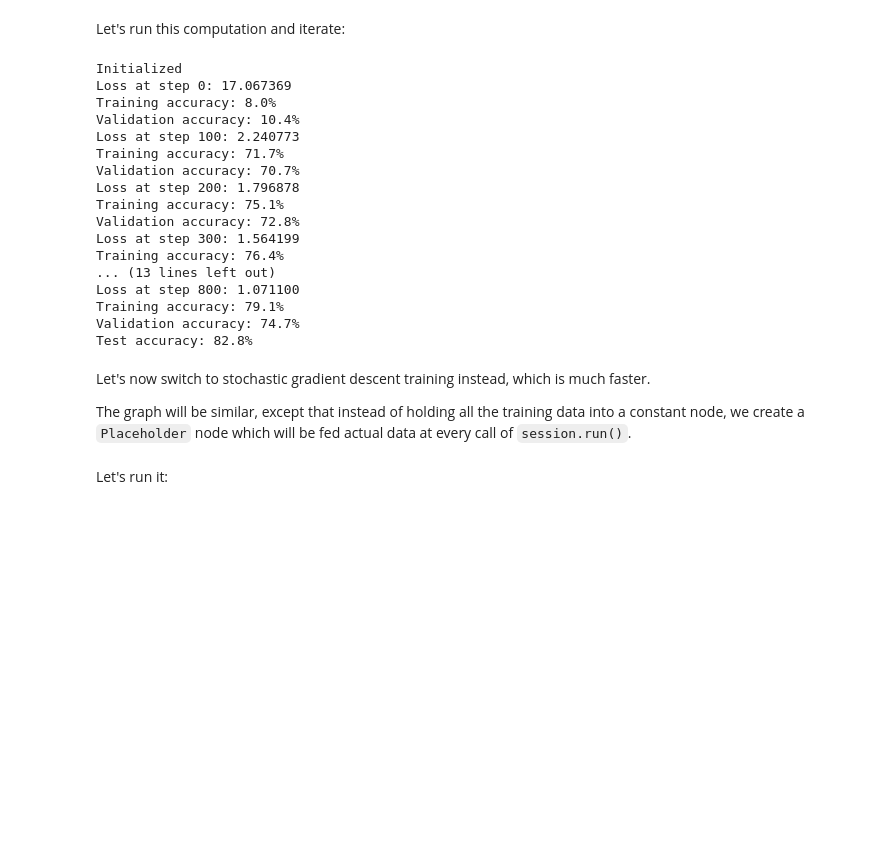
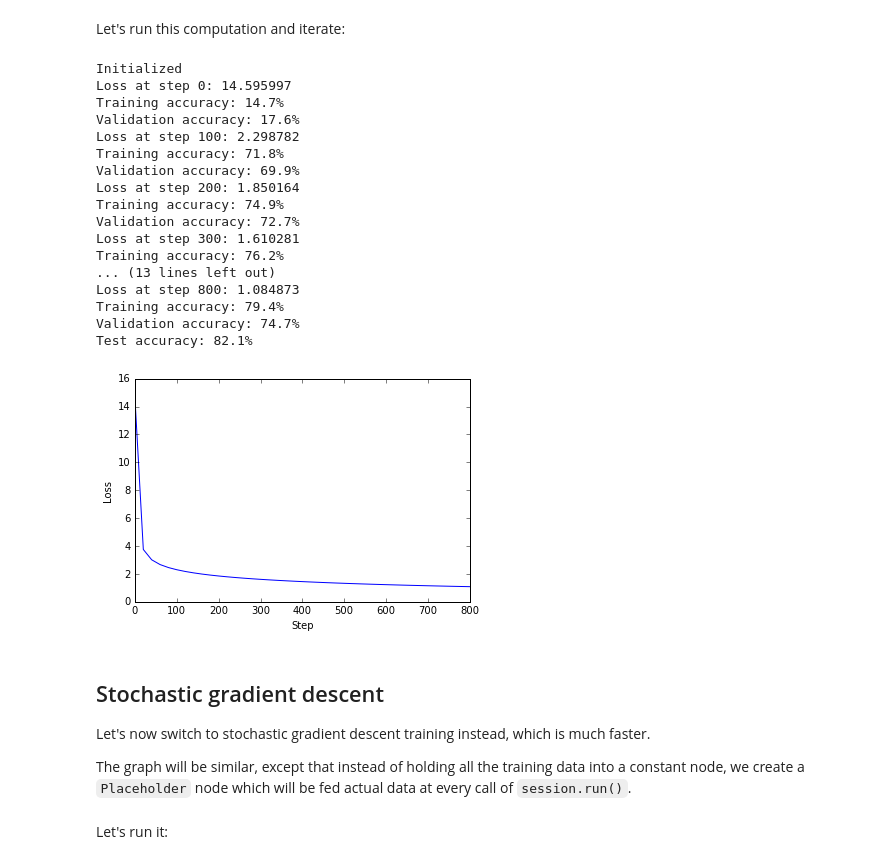
Before and after one commit to sagarjauhari/ud730-deep-learning, a Jupyter notebook: 2_fullyconnected.ipynb, the cells around one changed output. Saved outputs shown, nothing was run; the diff lists cells and outputs as text; code cells hidden in the pictures; blank space fills up the shorter version.

Commit message:
Plot multinomial logistic regression

```diff
--- a/2_fullyconnected.ipynb
+++ b/2_fullyconnected.ipynb
@@ -128,6 +133,8 @@ def accuracy(predictions, labels):
   return (100.0 * np.sum(np.argmax(predictions, 1) == np.argmax(labels, 1))
           / predictions.shape[0])
 
+xx = []
+yy = []
 with tf.Session(graph=graph) as session:
   # This is a one-time operation which ensures the parameters get initialized as
   # we described in the graph: random weights for the matrix, zeros for the
@@ -139,6 +146,10 @@ with tf.Session(graph=graph) as session:
     # and get the loss value and the training predictions returned as numpy
     # arrays.
     _, l, predictions = session.run([optimizer, loss, train_prediction])
+    if (step % 20 == 0):
+      xx.append(step)
+      yy.append(l)
+
     if (step % 100 == 0):
       print('Loss at step %d: %f' % (step, l))
       print('Training accuracy: %.1f%%' % accuracy(
@@ -146,28 +157,37 @@ with tf.Session(graph=graph) as session:
       # Calling .eval() on valid_prediction is basically like calling run(), but
       # just to get that one numpy array. Note that it recomputes all its graph
       # dependencies.
-      print('Validation accuracy: %.1f%%' % accuracy(
-        valid_prediction.eval(), valid_labels))
+      print('Validation accuracy: %.1f%%' % accuracy(valid_prediction.eval(), valid_labels))
   print('Test accuracy: %.1f%%' % accuracy(test_prediction.eval(), test_labels))
 # %% [output]
 Initialized
-Loss at step 0: 17.067369
-Training accuracy: 8.0%
-Validation accuracy: 10.4%
-Loss at step 100: 2.240773
-Training accuracy: 71.7%
-Validation accuracy: 70.7%
-Loss at step 200: 1.796878
-Training accuracy: 75.1%
-Validation accuracy: 72.8%
-Loss at step 300: 1.564199
-Training accuracy: 76.4%
+Loss at step 0: 14.595997
+Training accuracy: 14.7%
+Validation accuracy: 17.6%
+Loss at step 100: 2.298782
+Training accuracy: 71.8%
+Validation accuracy: 69.9%
+Loss at step 200: 1.850164
+Training accuracy: 74.9%
+Validation accuracy: 72.7%
+Loss at step 300: 1.610281
+Training accuracy: 76.2%
 ... (13 lines left out)
-Loss at step 800: 1.071100
-Training accuracy: 79.1%
+Loss at step 800: 1.084873
+Training accuracy: 79.4%
 Validation accuracy: 74.7%
-Test accuracy: 82.8%
+Test accuracy: 82.1%
+# %%
+def plot_loss(x, y):
+  plt.plot(x, y)
+  plt.xlabel("Step")
+  plt.ylabel("Loss")
+
+plot_loss(xx, yy)
+# %% [output]
+[figure, added]
 # %% [markdown]
+## Stochastic gradient descent
 Let's now switch to stochastic gradient descent training instead, which is much faster.
 
 The graph will be similar, except that instead of holding all the training data into a constant node, we create a `Placeholder` node which will be fed actual data at every call of `session.run()`.
```
Also changed, not shown: parts of 6 cells of this notebook.
